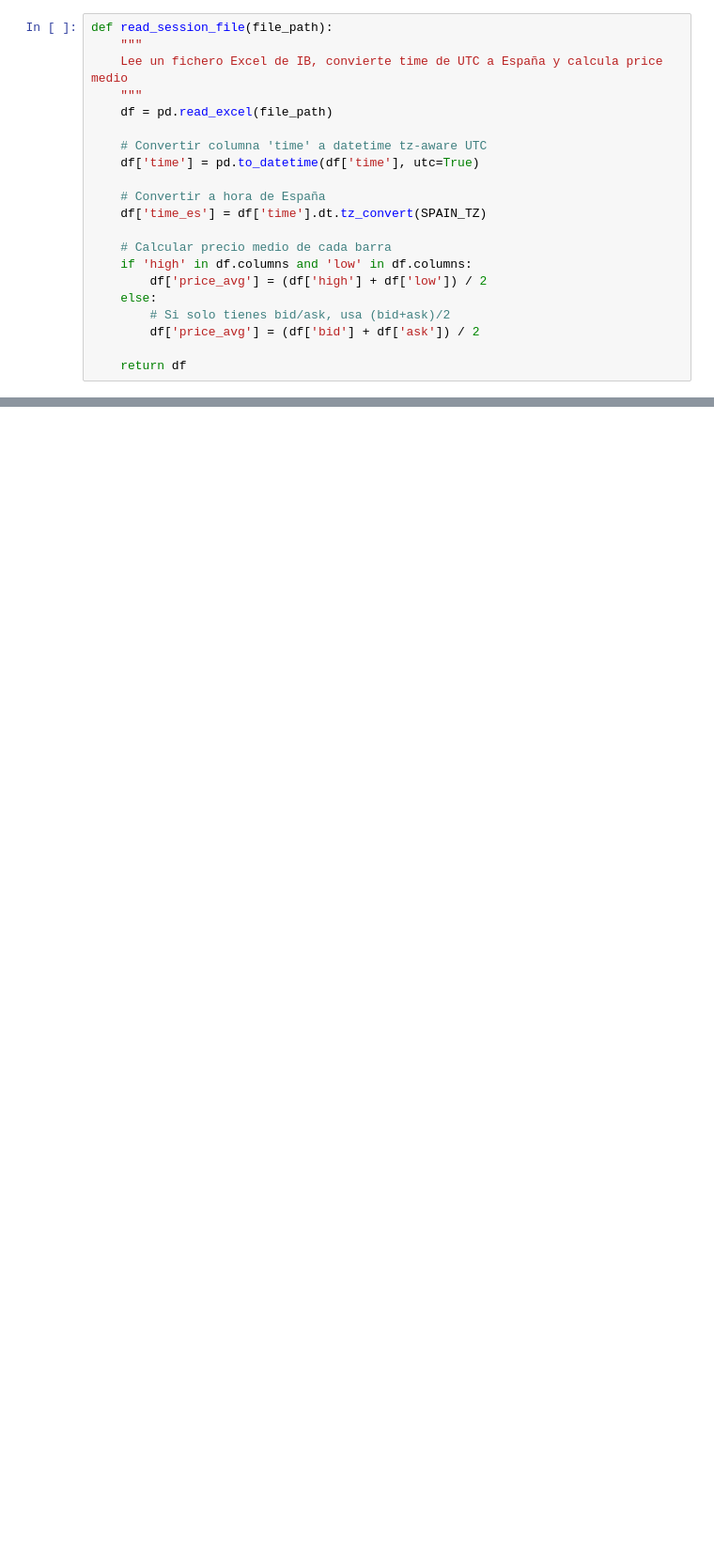
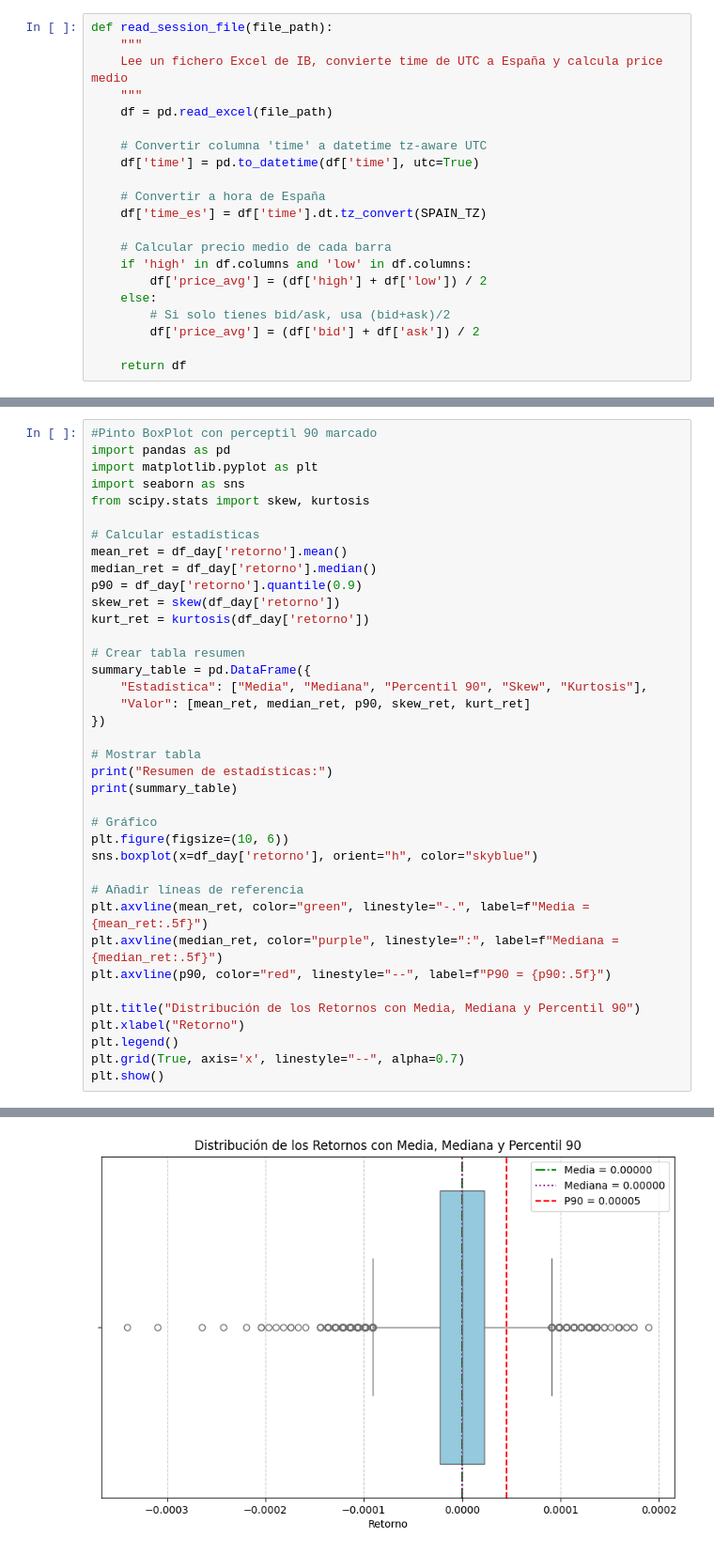
Before and after one commit to jmlopezsec/ScriptsBolsa, a Jupyter notebook: TickaTick/pythonProject/test_ficheros.ipynb, the cells around one changed output, grey strips where cells are left out. Shown at 94% size. Saved outputs shown, nothing was run; the diff lists cells and outputs as text; blank space fills up the shorter version.

```diff
--- a/TickaTick/pythonProject/test_ficheros.ipynb
+++ b/TickaTick/pythonProject/test_ficheros.ipynb
@@ -54,0 +181,39 @@ plt.show()
+# %%
+#Pinto BoxPlot con perceptil 90 marcado
+import pandas as pd
+import matplotlib.pyplot as plt
+import seaborn as sns
+from scipy.stats import skew, kurtosis
+
+# Calcular estadísticas
+mean_ret = df_day['retorno'].mean()
+median_ret = df_day['retorno'].median()
+p90 = df_day['retorno'].quantile(0.9)
+skew_ret = skew(df_day['retorno'])
+kurt_ret = kurtosis(df_day['retorno'])
+
+# Crear tabla resumen
+summary_table = pd.DataFrame({
+    "Estadística": ["Media", "Mediana", "Percentil 90", "Skew", "Kurtosis"],
+    "Valor": [mean_ret, median_ret, p90, skew_ret, kurt_ret]
+})
+
+# Mostrar tabla
+print("Resumen de estadísticas:")
+print(summary_table)
+
+# Gráfico
+plt.figure(figsize=(10, 6))
+sns.boxplot(x=df_day['retorno'], orient="h", color="skyblue")
+
+# Añadir líneas de referencia
+plt.axvline(mean_ret, color="green", linestyle="-.", label=f"Media = {mean_ret:.5f}")
+plt.axvline(median_ret, color="purple", linestyle=":", label=f"Mediana = {median_ret:.5f}")
+plt.axvline(p90, color="red", linestyle="--", label=f"P90 = {p90:.5f}")
+
+plt.title("Distribución de los Retornos con Media, Mediana y Percentil 90")
+plt.xlabel("Retorno")
+plt.legend()
+plt.grid(True, axis='x', linestyle="--", alpha=0.7)
+plt.show()
+# %% [output]
@@ -54,0 +227 @@ plt.show()
+[figure, added]
```
Also changed, not shown: parts of 8 cells of this notebook, 1 other file.
